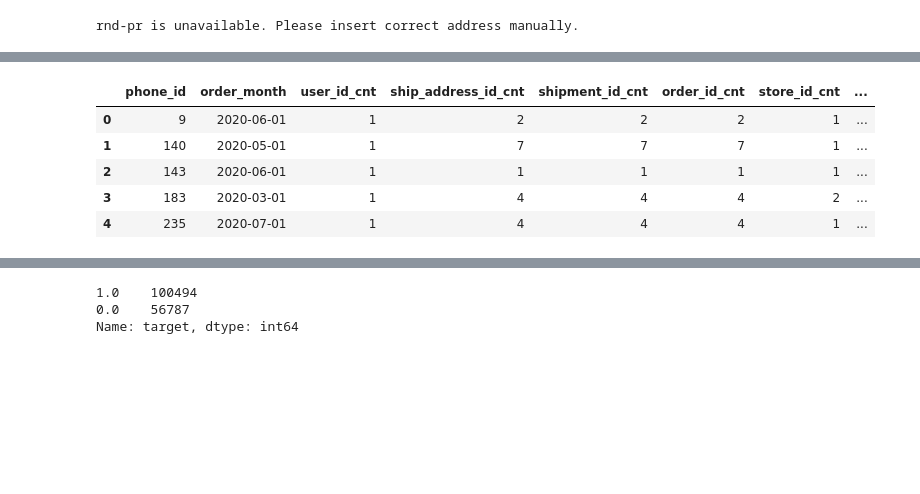
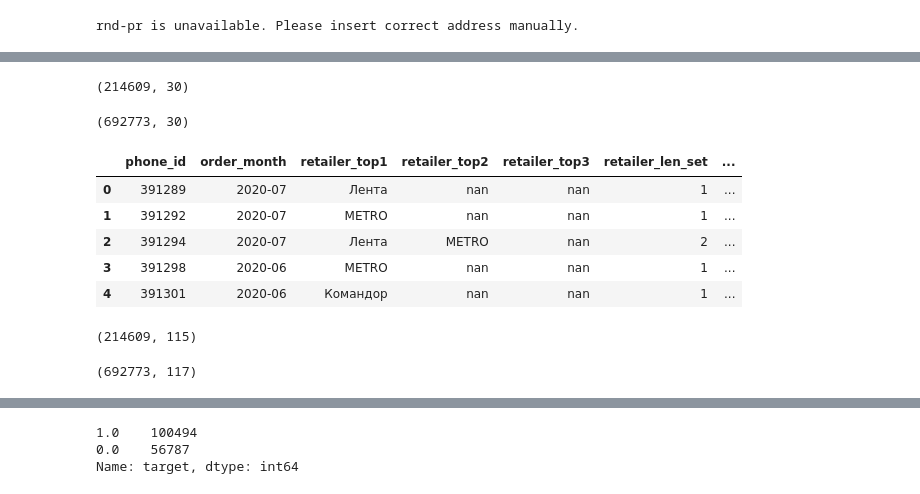
Before and after one commit to ElisovaIra/ngwl_hack, a Jupyter notebook: rogotulka/base_station_catboost.ipynb, the cells around one changed output, grey strips where cells are left out. Cells and saved outputs as stored; diff of their text form; code cells hidden in the pictures; blank space fills up the shorter version.

```diff
--- a/rogotulka/base_station_catboost.ipynb
+++ b/rogotulka/base_station_catboost.ipynb
@@ -35,12 +71,23 @@ rnd-pr is unavailable. Please insert correct address manually.
 train_generate_features_df = spark.sql('select * from dmdigpr_sb.ovgera12_ngwl_train_shipments_with_target').toPandas()
 # %%
 sample_generate_feature_df = spark.sql('select * from  dmdigpr_sb.ovgera12_ngwl_test_shipments_with_target').toPandas()
+# %%
+cat_train_features_df = spark.read.parquet(f"{namenodes['rnd-dwh']}:8020/apps/hive/warehouse/dmdigpr_sb.db/ivyeliso_ngwl_train_shipments_cat").toPandas()
+cat_sample_features_df = spark.read.parquet(f"{namenodes['rnd-dwh']}:8020/apps/hive/warehouse/dmdigpr_sb.db/ivyeliso_ngwl_submission_shipments_cat").toPandas()
+# %%
+cat_sample_features_df.shape
+# %% [output]
+(214609, 30)
+# %%
+cat_train_features_df.shape
+# %% [output]
+(692773, 30)
 # %%
-train_generate_features_df.head()
+cat_train_features_df.head()
 # %% [output]
-|  | phone_id | order_month | user_id_cnt | ship_address_id_cnt | shipment_id_cnt | order_id_cnt | store_id_cnt | ... |
-| 0 | 9 | 2020-06-01 | 1 | 2 | 2 | 2 | 1 | ... |
-| 1 | 140 | 2020-05-01 | 1 | 7 | 7 | 7 | 1 | ... |
-| 2 | 143 | 2020-06-01 | 1 | 1 | 1 | 1 | 1 | ... |
-| 3 | 183 | 2020-03-01 | 1 | 4 | 4 | 4 | 2 | ... |
-| 4 | 235 | 2020-07-01 | 1 | 4 | 4 | 4 | 1 | ... |
+|  | phone_id | order_month | retailer_top1 | retailer_top2 | retailer_top3 | retailer_len_set | ... |
+| 0 | 391289 | 2020-07 | Лента | nan | nan | 1 | ... |
+| 1 | 391292 | 2020-07 | METRO | nan | nan | 1 | ... |
+| 2 | 391294 | 2020-07 | Лента | METRO | nan | 2 | ... |
+| 3 | 391298 | 2020-06 | METRO | nan | nan | 1 | ... |
+| 4 | 391301 | 2020-06 | Командор | nan | nan | 1 | ... |
@@ -46,0 +97,8 @@ train_generate_features_df.head()
+# %%
+sample_generate_feature_cat_df.shape
+# %% [output]
+(214609, 115)
+# %%
+train_generate_features_cat_df.shape
+# %% [output]
+(692773, 117)
```
Also changed, not shown: parts of 42 cells of this notebook, 3 other files.
